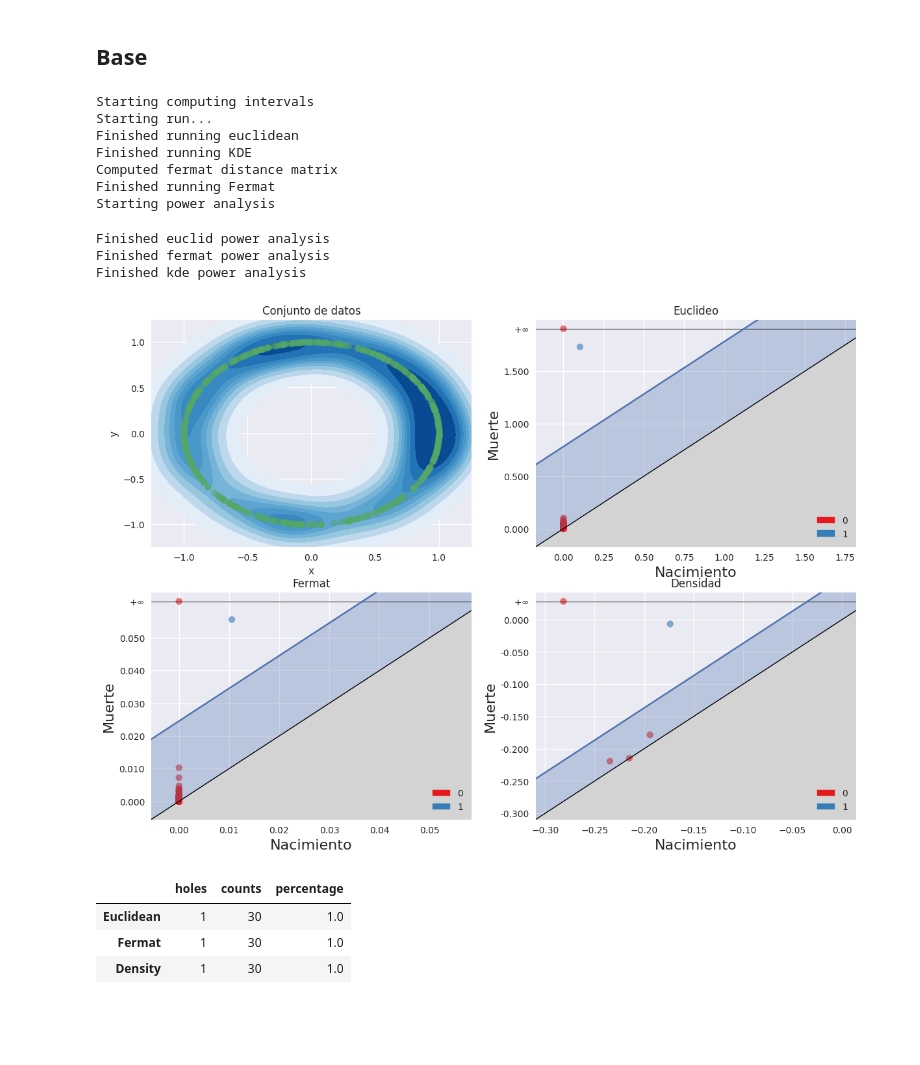
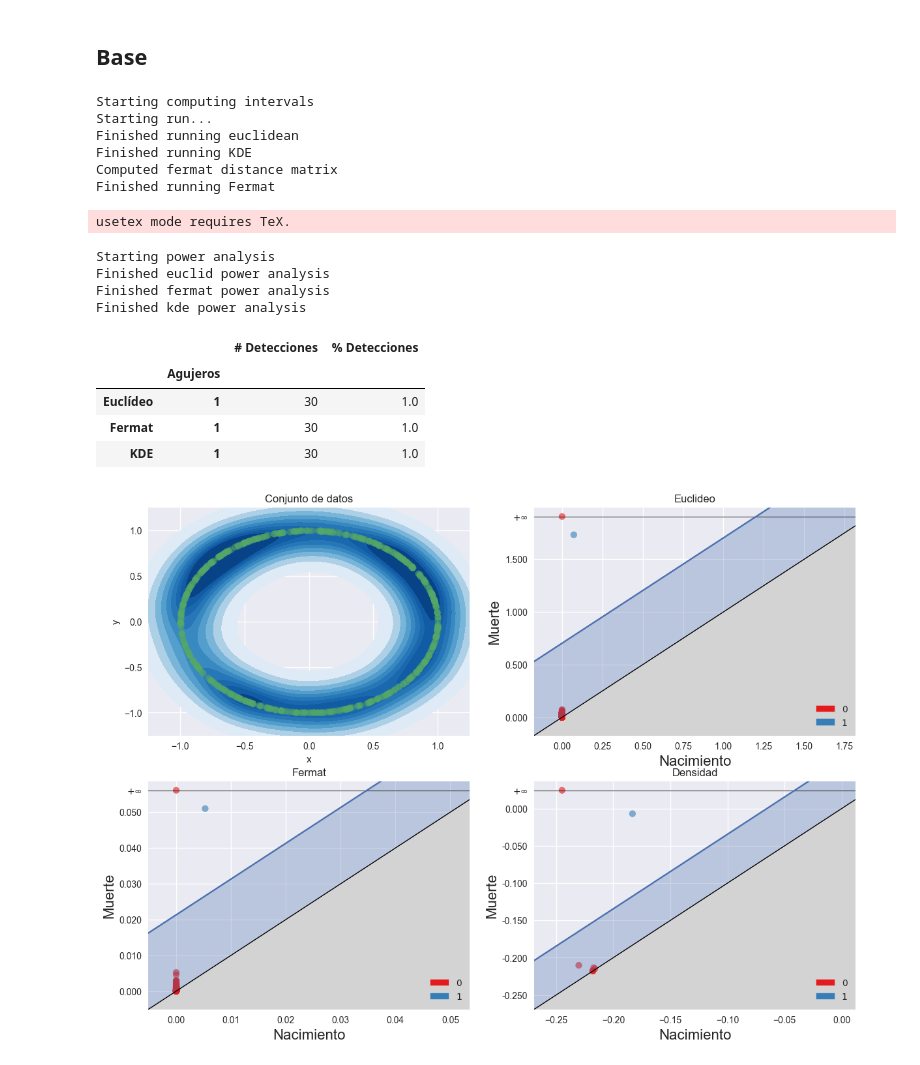
Before and after one commit to diegobatt/pytesis-memfce, a Jupyter notebook: exploration/Power-working.ipynb, the cells around one changed output. Saved outputs shown, nothing was run; the diff lists cells and outputs as text; code cells hidden in the pictures; blank space fills up the shorter version.

```diff
--- a/exploration/Power-working.ipynb
+++ b/exploration/Power-working.ipynb
@@ -89,25 +50,24 @@ outliers_frac = 0.05
 # %% [markdown]
 ## Base
 # %%
-B = 30
 circle_factory = partial(arc, n=n)
-circle_results = run_all_powers(circle_factory, h=0.3, B_power=B)
+circle_results = run_all(circle_factory, h=0.3, B_power=B)
+circle_results.powers
 # %% [output]
 Starting computing intervals
 Starting run...
 Finished running euclidean
 Finished running KDE
 Computed fermat distance matrix
 Finished running Fermat
-Starting power analysis
-Finished euclid power analysis
-Finished fermat power analysis
-Finished kde power analysis
+usetex mode requires TeX.
+Starting power analysis
+Finished euclid power analysis
+Finished fermat power analysis
+Finished kde power analysis
+|  |  | # Detecciones | % Detecciones |
+|  | Agujeros |  |  |
+| Euclídeo | 1 | 30 | 1.0 |
+| Fermat | 1 | 30 | 1.0 |
+| KDE | 1 | 30 | 1.0 |
-[figure, old version]
+[figure, new version]
-# %%
-circle_results
-# %% [output]
-|  | holes | counts | percentage |
-| Euclidean | 1 | 30 | 1.0 |
-| Fermat | 1 | 30 | 1.0 |
-| Density | 1 | 30 | 1.0 |
```
Also changed, not shown: parts of 34 cells of this notebook, 2 other files.
